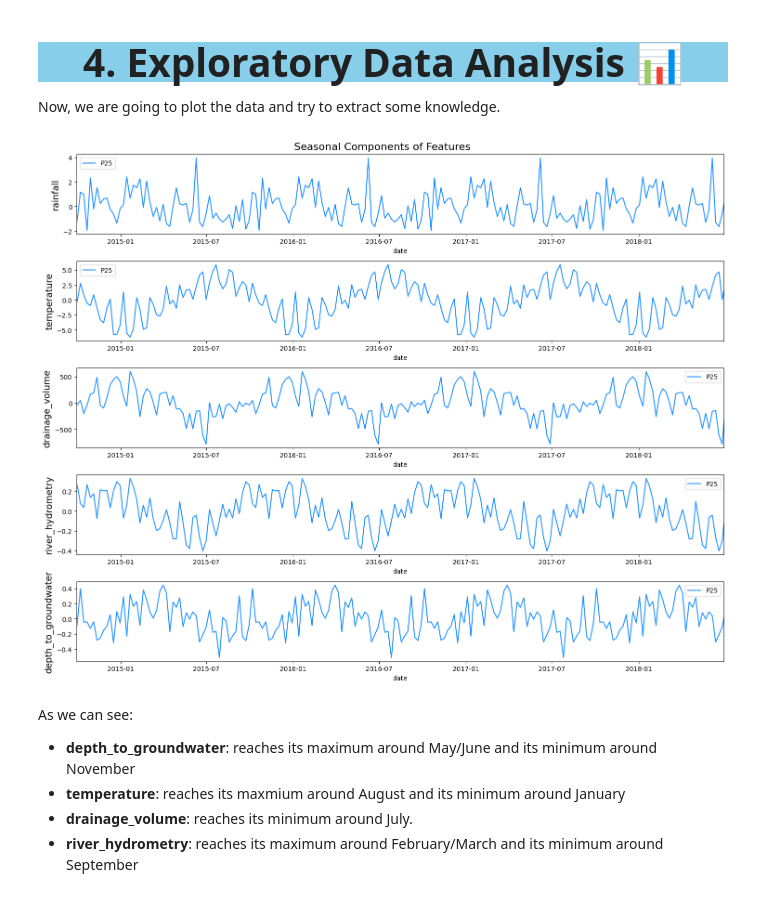
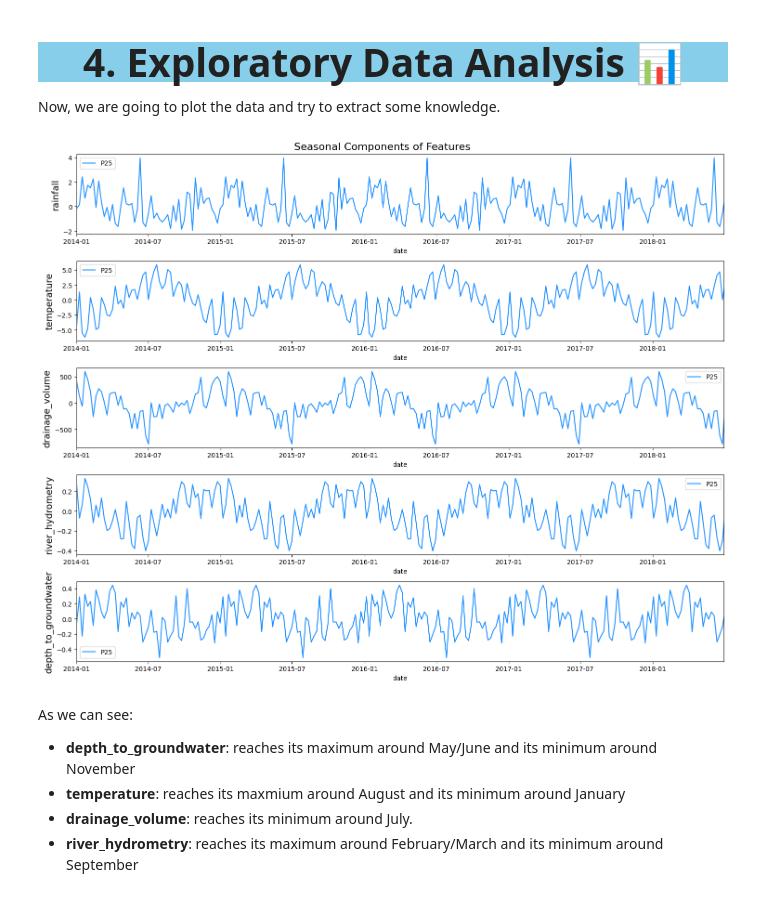
Before and after one commit to thisishasan/bigdata_mod_b, a Jupyter notebook: code.ipynb, the cells around one changed output. Cells and saved outputs as stored; diff of their text form; code cells hidden in the pictures.

```diff
--- a/code.ipynb
+++ b/code.ipynb
@@ -93,6 +93,10 @@ Features:
 Target:
 * **Depth to Groundwater** indicates the groundwater level (m from the ground floor)
 # %%
+start_date = date(2014, 1, 1)
+end_date = date(2018, 6, 30)
+between_dates = [start_date, end_date]
+
 f, ax = plt.subplots(nrows=5, ncols=1, figsize=(15, 25))
 
 for i, column in enumerate(df.drop('date', axis=1).columns):
@@ -100,7 +104,7 @@ for i, column in enumerate(df.drop('date', axis=1).columns):
     ax[i].set_title('Feature: {}'.format(column), fontsize=14)
     ax[i].set_ylabel(ylabel=column, fontsize=14)
 
-    ax[i].set_xlim([date(2014, 1, 1), date(2018, 6, 30)])
+    ax[i].set_xlim(between_dates)
 # %% [output]
 [figure]
 # %% [markdown]
@@ -174,7 +178,7 @@ sns.lineplot(x=resampled_df['date'], y=resampled_df['drainage_volume'], color='d
 ax[2, 0].set_title('Monthly Drainage Volume', fontsize=14)
 
 for i in range(3):
-    ax[i, 0].set_xlim([date(2014, 1, 1), date(2018, 6, 30)])
+    ax[i, 0].set_xlim(between_dates)
 
 sns.lineplot(x=df['date'], y=df['temperature'], color='dodgerblue', ax=ax[0, 1])
 ax[0, 1].set_title('Daily Temperature (Acc.)', fontsize=14)
@@ -188,7 +192,7 @@ sns.lineplot(x=resampled_df['date'], y=resampled_df['temperature'], color='dodge
 ax[2, 1].set_title('Monthly Temperature (Acc.)', fontsize=14)
 
 for i in range(3):
-    ax[i, 1].set_xlim([date(2014, 1, 1), date(2018, 6, 30)])
+    ax[i, 1].set_xlim(between_dates)
 plt.show()
 # %% [output]
 [figure]
@@ -510,16 +514,16 @@ Now, we are going to plot the data and try to extract some knowledge.
 # %%
 f, ax = plt.subplots(nrows=5, ncols=1, figsize=(15, 12))
 f.suptitle('Seasonal Components of Features', fontsize=16)
 
 for i, column in enumerate(core_columns):
     sns.lineplot(x=df['date'], y=df[column + '_seasonal'], ax=ax[i], color='dodgerblue', label='P25')
     ax[i].set_ylabel(ylabel=column, fontsize=14)
-    ax[i].set_xlim([date(2014, 9, 30), date(2018, 6, 30)])
+    ax[i].set_xlim(between_dates)
 
 plt.tight_layout()
 plt.show()
 # %% [output]
-[figure, old version]
+[figure, new version]
 # %% [markdown]
 As we can see:
 * **depth_to_groundwater**: reaches its maximum around May/June and its minimum around November
```
Also changed, not shown: parts of 6 cells of this notebook.
